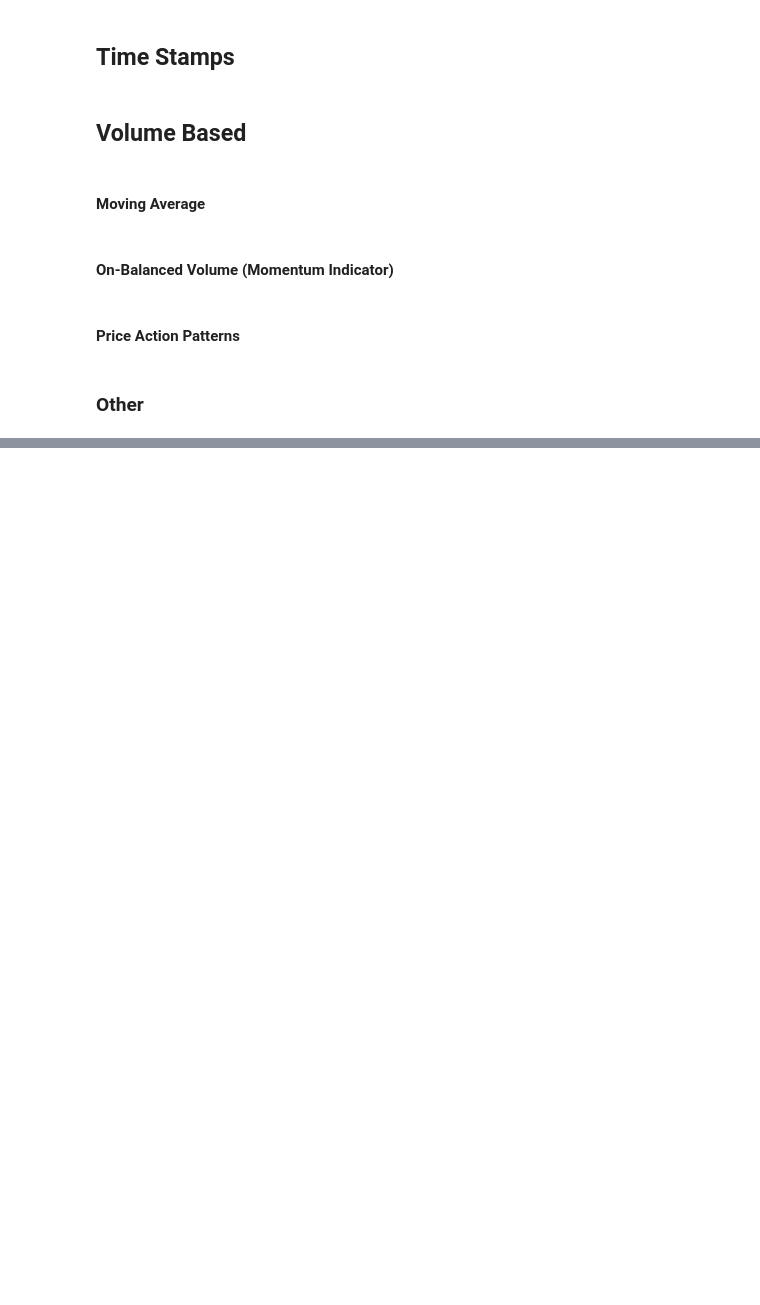
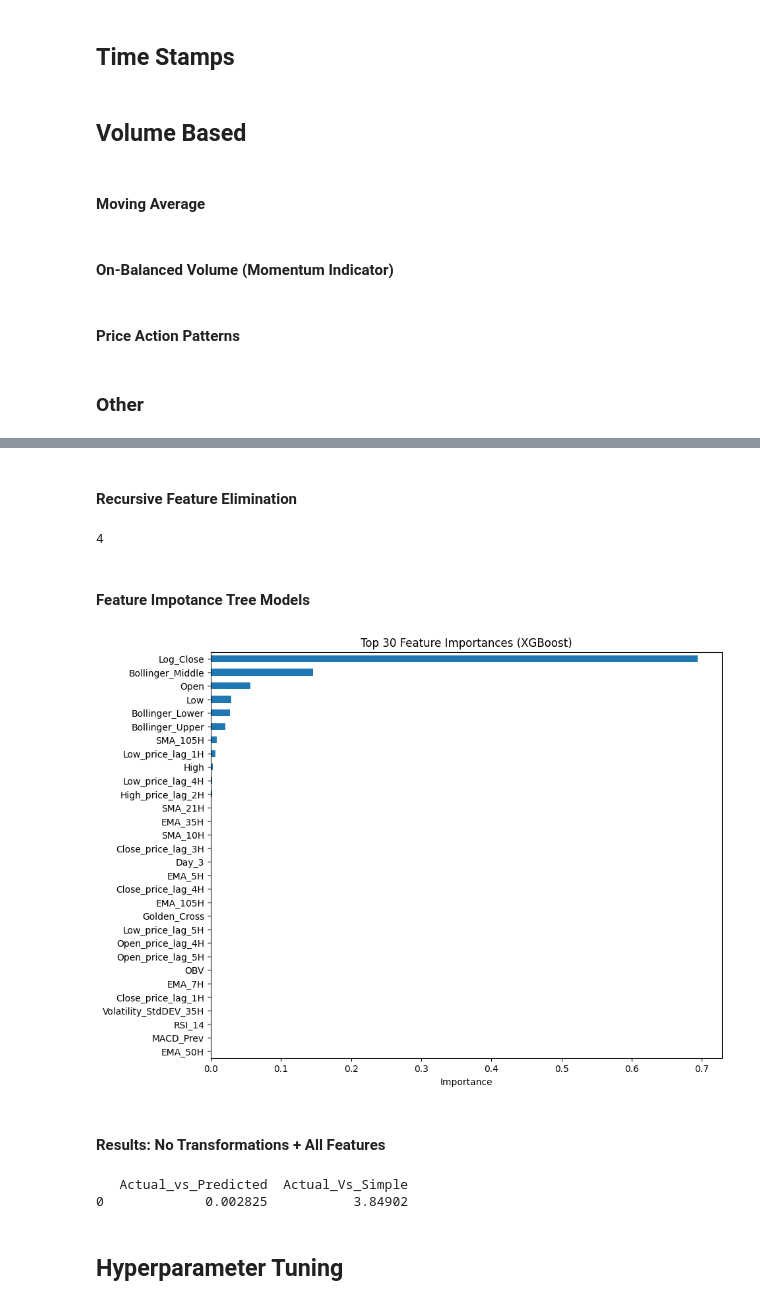
Before and after one commit to BillyBrothers/Stock_Prediction, a Jupyter notebook: Workbooks/XG_Boost_Model.ipynb, the cells around one changed output, grey strips where cells are left out. Drawn from its saved outputs; the diff is of its cells as text; code cells hidden in the pictures; blank space fills up the shorter version.

```diff
--- a/Workbooks/XG_Boost_Model.ipynb
+++ b/Workbooks/XG_Boost_Model.ipynb
@@ -254,0 +287,17 @@ SyntaxError: invalid syntax (2139997356.py, line 1)
+# %% [markdown]
+#### Recursive Feature Elimination
+# %%
+msft_df = msft_df.dropna(how = 'any')
+msft_df.columns[np.isinf(msft_df).any()]
+msft_df.replace([np.inf, -np.inf], np.nan, inplace=True)
+msft_df = msft_df.dropna(how='any')
+# %%
+X = msft_df.drop('Close', axis=1)
+y = msft_df['Close']
+xgb = XGBRegressor()
+rfecv = RFECV(estimator=xgb, cv=5)
+rfecv.fit(X, y)
+optimal_num  = rfecv.n_features_
+print(optimal_num)
+# %% [output]
+4
@@ -254,0 +310,15 @@ SyntaxError: invalid syntax (2139997356.py, line 1)
+# %% [markdown]
+#### Feature Impotance Tree Models
+# %%
+model = XGBRegressor()
+model.fit(X, y)
+importances = pd.Series(model.feature_importances_, index=X.columns)
+top_features = importances.sort_values(ascending=False).head(30)
+
+top_features.plot(kind='barh', figsize=(10,8))
+plt.xlabel('Importance')
+plt.title('Top 30 Feature Importances (XGBoost)')
+plt.gca().invert_yaxis()
+plt.show()
+# %% [output]
+[figure, added]
@@ -254,0 +349,13 @@ SyntaxError: invalid syntax (2139997356.py, line 1)
+# %% [markdown]
+#### Results: No Transformations + All Features
+# %%
+results_df = pd.DataFrame({
+    "Actual_vs_Predicted": [mean_squared_error(actual_values, predicted_values)],
+    "Actual_Vs_Simple": [mean_squared_error(actual_values, simple_values)]
+})
+print(results_df)
+# %% [output]
+   Actual_vs_Predicted  Actual_Vs_Simple
+0             0.002825           3.84902
+# %% [markdown]
+## Hyperparameter Tuning
```
Also changed, not shown: parts of 26 cells of this notebook.
